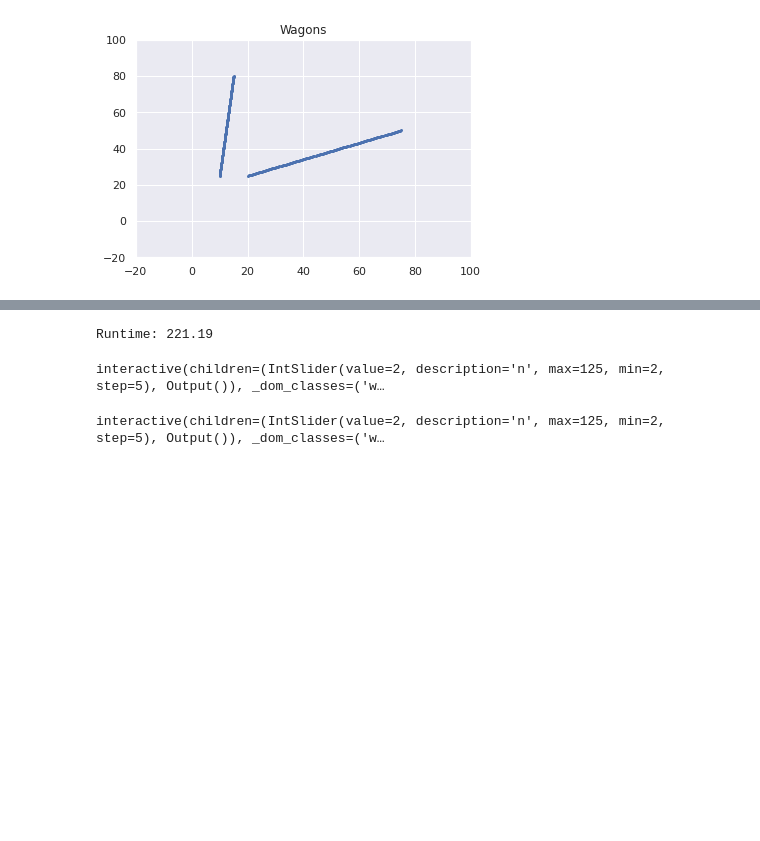
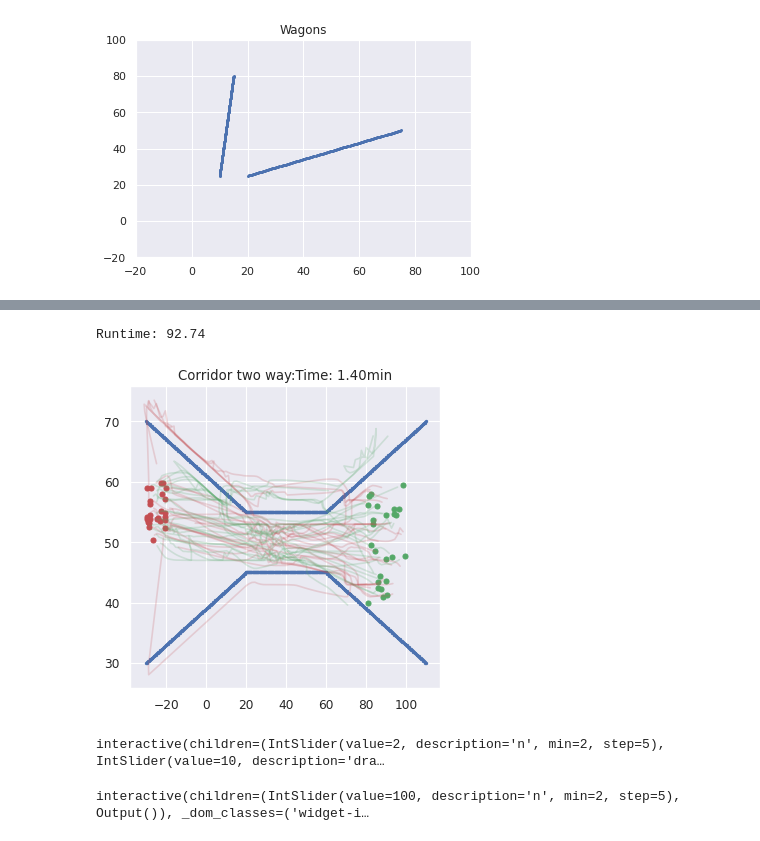
Before and after one commit to ltoniazzi/Move_through_environment, a Jupyter notebook: move_examples.ipynb, the cells around one changed output, grey strips where cells are left out. Saved outputs shown, nothing was run; the diff lists cells and outputs as text; code cells hidden in the pictures; blank space fills up the shorter version.

```diff
--- a/move_examples.ipynb
+++ b/move_examples.ipynb
@@ -140,62 +174,61 @@ corridor_two_way.plot()
 # %%
-steps = int(1000/8)
-n_agents = 100
+steps = int(1000/10)
+n_agents = 50
 n_agents_left, n_agents_right = int(n_agents/2), int(n_agents/2)
 pedestrians_corridor_two_way = []
-targets_left = rng.uniform(-30,0,2*n_agents_left).reshape(2,n_agents_left)
-targets_left[1,:] = 3*20 + targets_left[1,:]
+targets_left = rng.uniform(-30,-20,2*n_agents_left).reshape(2,n_agents_left)
+targets_left[1,:] = 4*20 + targets_left[1,:]
 targets_right =  rng.uniform(80,100,2*n_agents_right).reshape(2,n_agents_right)
 targets_right[1,:] = -2*20 + targets_right[1,:]
 targets = np.concatenate([targets_left,targets_right],axis=1)
 positions_left =  rng.uniform(80,100,2*n_agents_left).reshape(2,n_agents_left)
 positions_left[1,:] = -2*20 + positions_left[1,:]
-positions_right = rng.uniform(-30,0,2*n_agents_right).reshape(2,n_agents_right)
-positions_right[1,:] = 3*20 + positions_right[1,:]
+positions_right = rng.uniform(-30,-20,2*n_agents_right).reshape(2,n_agents_right)
+positions_right[1,:] = 4*20 + positions_right[1,:]
 positions = np.concatenate([positions_left,positions_right],axis=1)
 for agent in range(n_agents):
     pedestrians_corridor_two_way.append(Pedestrian(steps=steps,position=positions[:,agent],
                                   target=targets[:,agent],obstacles=corridor_two_way.obstacles))
 
-t0 = time.time()
-for step in range(steps):
-    # II Asses position of sororunding pedestrians (obstacles are automatically assesed)
-    for ped in pedestrians_corridor_two_way:
-        ped.assess_players(list(filter(lambda x: x != ped, pedestrians_corridor_two_way)))
-    # I Fix preferred direction
-    # III Choose optimal step
-    for ped in pedestrians_corridor_two_way:
-        ped.walk_theta()
-print("Runtime:", round(time.time() - t0,2))
+
+#Simulate
+simulate(pedestrians_corridor_two_way)
 # %% [output]
-Runtime: 221.19
+Runtime: 92.74
+# %%
+corridor_two_way.plot_flow(peds=pedestrians_corridor_two_way,
+                           groups=2,
+                           alpha=.2,
+                           n_agents_left=n_agents_left)
+# %% [output]
+[figure, added]
 # %%
 obstacles_plot = corridor_two_way.obstacles_to_plot()
 
-drag = 10
-size = .2
-@widgets.interact(n=(2,steps,5))
-def plot(n=1):
+
+@widgets.interact(n=(2, steps, 5))
+def plot(n=1, drag=10, size=.2):
     plt.figure(figsize=(5,5), dpi=80)
-    plt.title(f"{corridor_two_way.name}:Time: {int(np.floor(n/60))}.{n%60}min")
+    plt.title(f"{corridor_two_way.name} - Time: {int(np.floor(n/60))}.{n%60}min")
     #plt.xlim(-20,100)
     #plt.ylim(-20,100)
     for obstacle_ in obstacles_plot:
         plt.scatter(obstacle_[0], obstacle_[1], s=4, label=f"Barrier")
         plt.gca().set_prop_cycle(None)
     for i, ped in enumerate(pedestrians_corridor_two_way):
-        if i <= n_agents_left:
+        if i < n_agents_left:
             color = "r"
         else:
             color = "g"
         plt.scatter(ped.target[0],ped.target[1], s=20, label=f"{ped}", color=color)
     for i, ped in enumerate(pedestrians_corridor_two_way):
-        if i <= n_agents_left:
+        if i < n_agents_left:
             color = "r"
         else:
             color = "g"
         plt.scatter(ped.history[0,max(1,n-drag):n],ped.history[1,max(1,n-drag):n], s=size, label=f"{ped}", color=color)
 # %% [output]
-interactive(children=(IntSlider(value=2, description='n', max=125, min=2, step=5), Output()), _dom_classes=('w…
+interactive(children=(IntSlider(value=2, description='n', min=2, step=5), IntSlider(value=10, description='dra…
 # %%
 # Flow plot
 obstacles_plot = corridor_two_way.obstacles_to_plot()
@@ -203,7 +236,7 @@ obstacles_plot = corridor_two_way.obstacles_to_plot()
 drag = steps
 size = .1
 @widgets.interact(n=(2,steps,5))
-def plot(n=1):
+def plot(n=steps):
     plt.figure(figsize=(5,5), dpi=80)
     plt.title(f"{corridor_two_way.name}:Time: {int(np.floor(n/60))}.{n%60}min")
     #plt.xlim(-20,100)
@@ -212,16 +245,16 @@ def plot(n=1):
         plt.scatter(obstacle_[0], obstacle_[1], s=4, label=f"Barrier")
         plt.gca().set_prop_cycle(None)
     for i, ped in enumerate(pedestrians_corridor_two_way):
-        if i <= n_agents_left:
+        if i < n_agents_left:
             color = "r"
         else:
             color = "g"
         plt.plot(ped.target[0],ped.target[1], alpha=size, label=f"{ped}", color=color)
     for i, ped in enumerate(pedestrians_corridor_two_way):
-        if i <= n_agents_left:
+        if i < n_agents_left:
             color = "r"
         else:
             color = "g"
         plt.plot(ped.history[0,max(1,n-drag):n],ped.history[1,max(1,n-drag):n], alpha=size, label=f"{ped}", color=color)
 # %% [output]
-interactive(children=(IntSlider(value=2, description='n', max=125, min=2, step=5), Output()), _dom_classes=('w…
+interactive(children=(IntSlider(value=100, description='n', min=2, step=5), Output()), _dom_classes=('widget-i…
```
Also changed, not shown: parts of 14 cells of this notebook, 2 other files.
